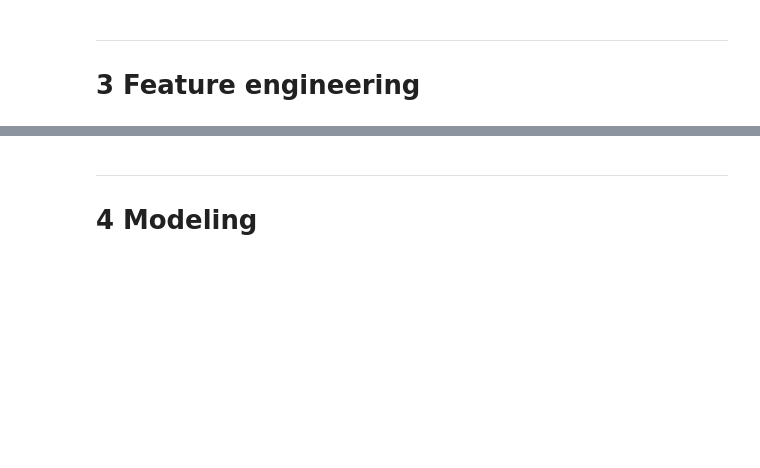
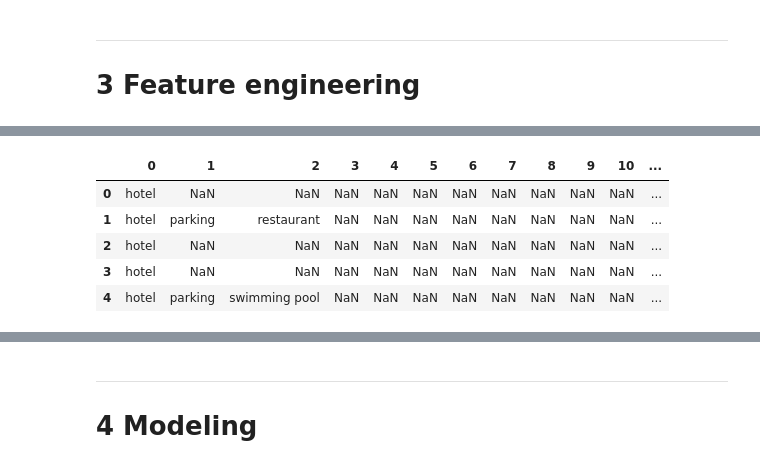
Before and after one commit to curiousmindflow/oc-ml-p3, a Jupyter notebook: exploration.ipynb, the cells around one changed output, grey strips where cells are left out. Cells and saved outputs as stored; diff of their text form; code cells hidden in the pictures; blank space fills up the shorter version.

```diff
--- a/exploration.ipynb
+++ b/exploration.ipynb
@@ -200,0 +228,9 @@ data[["ListOfAllPropertyUseTypes", "Count_ListOfAllPropertyUseTypes"]].head(10)
+# %%
+def cell_to_list(cell):
+    if type(cell) == float:
+        return []
+    else:
+        return cell.split(", ")
+
+new_feature = data.apply(lambda row: cell_to_list(row[feature]) ,axis=1)
+new_df = pd.DataFrame(data=new_feature, columns=[feature])
@@ -200,0 +246,8 @@ data[["ListOfAllPropertyUseTypes", "Count_ListOfAllPropertyUseTypes"]].head(10)
+# %%
+def clean_alt_list(list_):
+    list_ = list_.replace(', ', '","')
+    list_ = list_.replace('[', '["')
+    list_ = list_.replace(']', '"]')
+    return list_
+# %%
+new_df = new_df.apply(clean_alt_list)
@@ -200,0 +263,11 @@ data[["ListOfAllPropertyUseTypes", "Count_ListOfAllPropertyUseTypes"]].head(10)
+# %%
+new_df = new_df[feature].apply(pd.Series)
+# %%
+new_df.head()
+# %% [output]
+|  | 0 | 1 | 2 | 3 | 4 | 5 | 6 | 7 | 8 | 9 | 10 | ... |
+| 0 | hotel | NaN | NaN | NaN | NaN | NaN | NaN | NaN | NaN | NaN | NaN | ... |
+| 1 | hotel | parking | restaurant | NaN | NaN | NaN | NaN | NaN | NaN | NaN | NaN | ... |
+| 2 | hotel | NaN | NaN | NaN | NaN | NaN | NaN | NaN | NaN | NaN | NaN | ... |
+| 3 | hotel | NaN | NaN | NaN | NaN | NaN | NaN | NaN | NaN | NaN | NaN | ... |
+| 4 | hotel | parking | swimming pool | NaN | NaN | NaN | NaN | NaN | NaN | NaN | NaN | ... |
```
Also changed, not shown: parts of 18 cells of this notebook.
